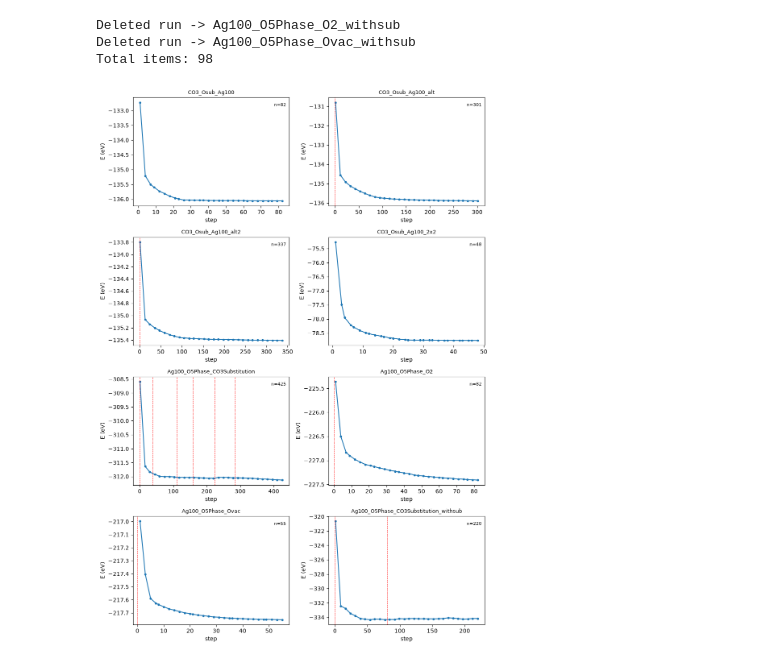
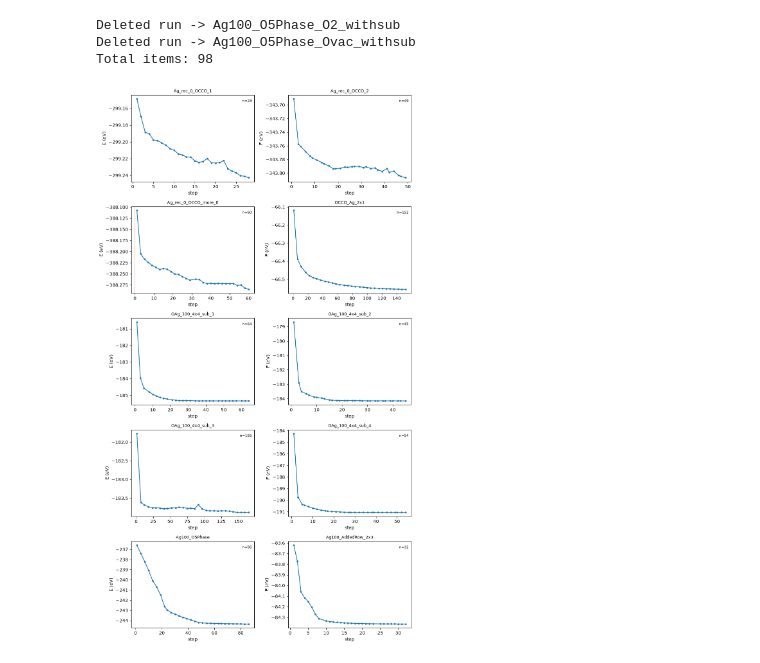
Before and after one commit to zbschwab/finetuned-mlips, a Jupyter notebook: data-processing/ag-data-selection.ipynb, the cells around one changed output. Cells and saved outputs as stored; diff of their text form; code cells hidden in the pictures.

```diff
--- a/data-processing/ag-data-selection.ipynb
+++ b/data-processing/ag-data-selection.ipynb
@@ -305,12 +314,12 @@ Deleted run -> Ag100_O5Phase_O2_withsub
 Deleted run -> Ag100_O5Phase_Ovac_withsub
 Total items: 98
 # %%
-folderlist = foldernames[90:100]
+folderlist = foldernames[70:80]
 suffix_map = build_suffix_map(foldernames)
 
 plot_energy_trajectories(folderlist, suffix_map=suffix_map)
 # %% [output]
-[figure, old version]
+[figure, new version]
 # %%
 with open(f"cache/screened_foldernames.txt", "w") as f:
         f.write("\n".join(foldernames))
```
Also changed, not shown: parts of 1 cell of this notebook, 2 other files.
